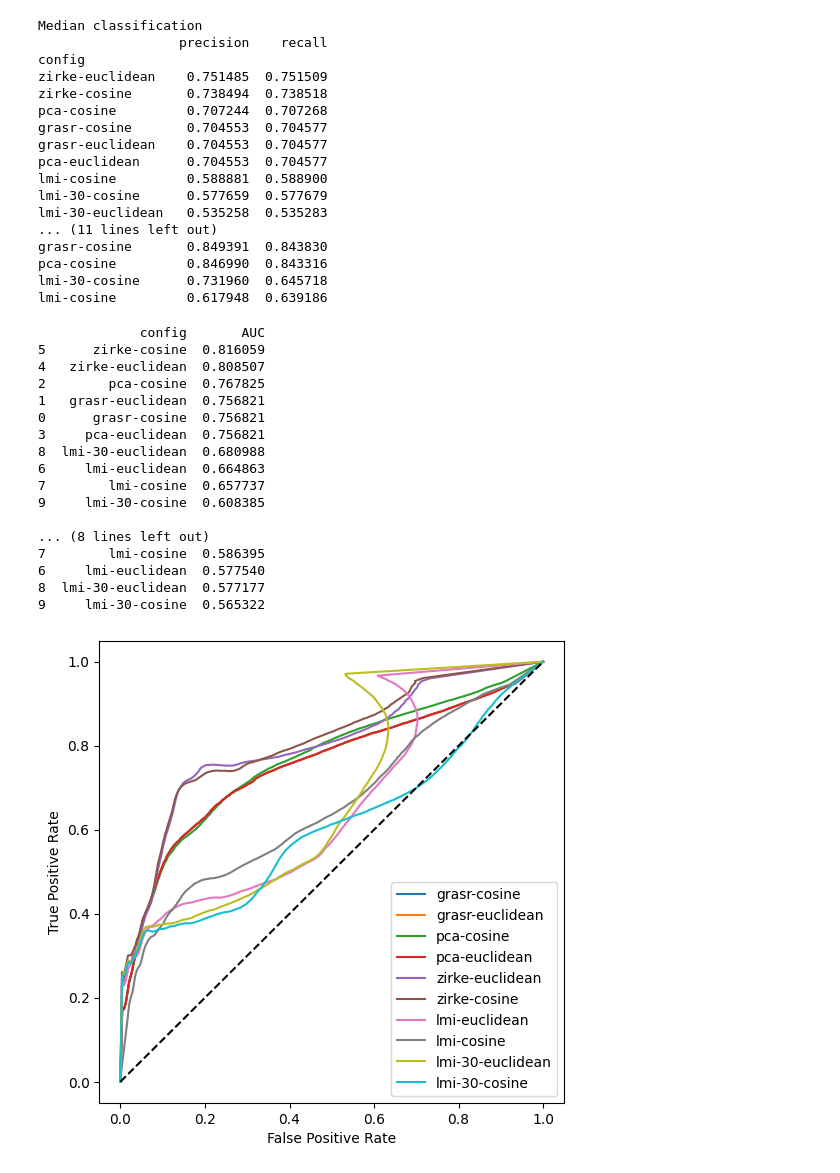
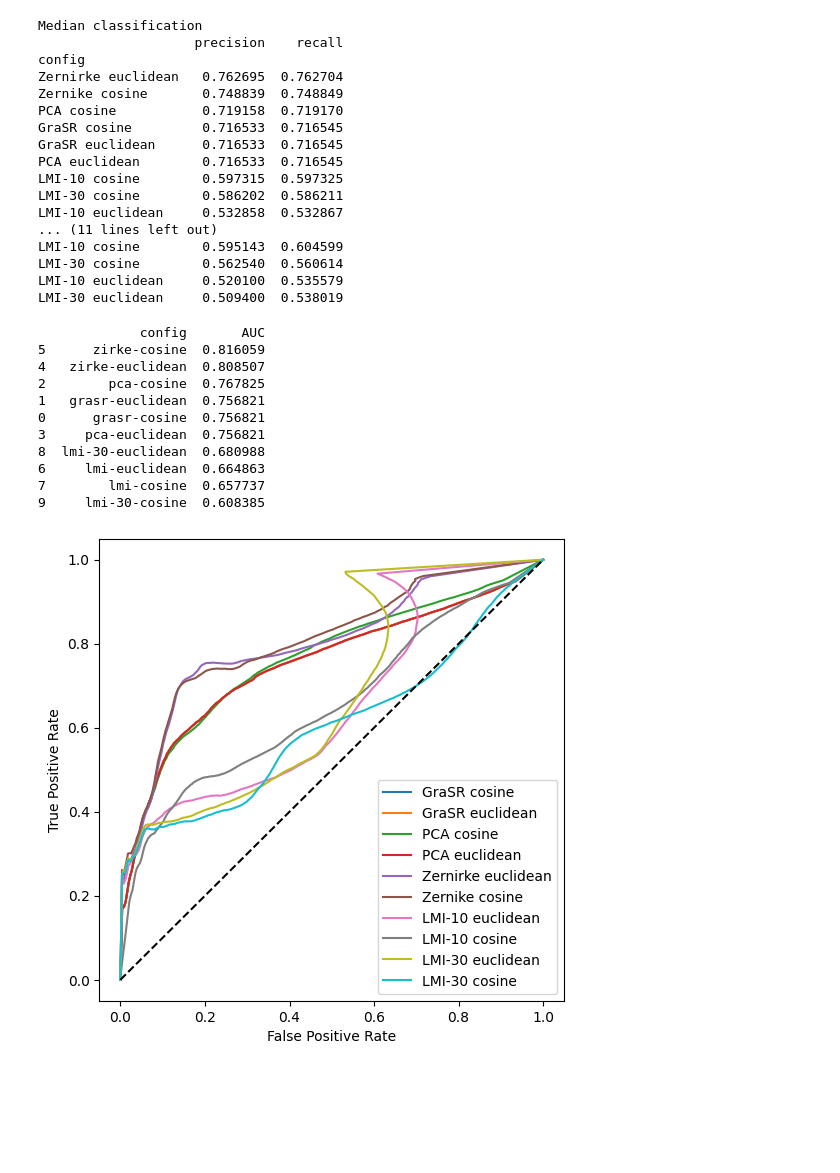
Before and after one commit to Coda-Research-Group/ProteinEmbeddingBenchmark, a Jupyter notebook: evaluate_data.ipynb, the cells around one changed output. Cells and saved outputs as stored; diff of their text form; code cells hidden in the pictures; blank space fills up the shorter version.

```diff
--- a/evaluate_data.ipynb
+++ b/evaluate_data.ipynb
@@ -101,7 +98,7 @@ lmi-30-cosine    -0.183174
 import numpy as np
 
 
-def binary_classification(ground_truth_file, evaluate_file, offset=0, threshold=None):
+def binary_classification(ground_truth_file, evaluate_file, offset_x=0, threshold=None):
     """
     Compute binary classification metrics for two json files.
 
@@ -127,16 +124,23 @@ def binary_classification(ground_truth_file, evaluate_file, offset=0, threshold=
         x_threshold = list(json_x.values())[index]
         y_threshold = list(json_y.values())[index]
 
+    if offset_x == 0:
+        offset_y = 0
+    else:
+        index_lower = next((i for i, v in enumerate(list(json_x.values())) if v > x_threshold-offset_x), len(json_x) - 1)
+        index_upper = next((i for i, v in enumerate(list(json_x.values())) if v > x_threshold+offset_x), len(json_x) - 1)
+        offset_y = (list(json_y.values())[index_upper] - list(json_y.values())[index_lower]) / 2
+
     true_positive = 0
     false_positive = 0
     true_negative = 0
     false_negative = 0
     for key in json_x:
-        if json_x[key] < x_threshold - offset and json_y[key] < y_threshold - offset:
+        if json_x[key] < x_threshold - offset_x and json_y[key] < y_threshold - offset_y:
             true_positive += 1
-        elif json_x[key] >= x_threshold + offset and json_y[key] < y_threshold - offset:
+        elif json_x[key] >= x_threshold + offset_x and json_y[key] < y_threshold - offset_y:
             false_positive += 1
-        elif json_x[key] < x_threshold - offset and json_y[key] >= y_threshold + offset:
+        elif json_x[key] < x_threshold - offset_x and json_y[key] >= y_threshold + offset_y:
             false_negative += 1
         else:
             true_negative += 1
@@ -145,35 +149,30 @@ def binary_classification(ground_truth_file, evaluate_file, offset=0, threshold=
         return {
             "precision": 0,
             "recall": 0,
-            "tpr": 0,
-            "fpr": 0,
         }
     return {
             "precision": true_positive / (true_positive + false_positive),
             "recall": true_positive / (true_positive + false_negative),
-            "tpr": true_positive / (true_positive + false_negative),
-            "fpr": false_positive / (false_positive + true_negative),
         }
 
 median_classification = []
 offseted_classification = []
 
 for protein in PROTEINS:
-    for embedding in EMBEDDINGS:
+    for i, embedding in enumerate(EMBEDDINGS):
         median_classification.append(
-            (embedding,
+            (EMBEDDINGS_LEGEND[i],
             binary_classification(
                 f"results/{protein}-distances.json",
                 f"results/{protein}-distances-{embedding}.json",
-                #threshold=0.5
             ))
         )
         offseted_classification.append(
-            (embedding,
+            (EMBEDDINGS_LEGEND[i],
             binary_classification(
                 f"results/{protein}-distances.json",
                 f"results/{protein}-distances-{embedding}.json",
-                offset=0.1,
+                offset_x=0.1,
                 threshold=0.5,
             ))
         )
@@ -191,24 +190,25 @@ print("\nClassification without middle values <0, 0.4> and <0.6, 1>")
 print(offseted_classification.groupby("config").mean().sort_values(by="precision", ascending=False))
 # %% [output]
 Median classification
-                  precision    recall
+                    precision    recall
 config
-zirke-euclidean    0.751485  0.751509
-zirke-cosine       0.738494  0.738518
-pca-cosine         0.707244  0.707268
-grasr-cosine       0.704553  0.704577
-grasr-euclidean    0.704553  0.704577
-pca-euclidean      0.704553  0.704577
-lmi-cosine         0.588881  0.588900
-lmi-30-cosine      0.577659  0.577679
-lmi-30-euclidean   0.535258  0.535283
+Zernirke euclidean   0.762695  0.762704
+Zernike cosine       0.748839  0.748849
+PCA cosine           0.719158  0.719170
+GraSR cosine         0.716533  0.716545
+GraSR euclidean      0.716533  0.716545
+PCA euclidean        0.716533  0.716545
+LMI-10 cosine        0.597315  0.597325
+LMI-30 cosine        0.586202  0.586211
+LMI-10 euclidean     0.532858  0.532867
 ... (11 lines left out)
-grasr-cosine       0.849391  0.843830
-pca-cosine         0.846990  0.843316
-lmi-30-cosine      0.731960  0.645718
-lmi-cosine         0.617948  0.639186
+LMI-10 cosine        0.595143  0.604599
+LMI-30 cosine        0.562540  0.560614
+LMI-10 euclidean     0.520100  0.535579
+LMI-30 euclidean     0.509400  0.538019
 # %%
 from matplotlib import pyplot as plt
+import numpy as np
 
 def binary_classification(ground_truth_file, evaluate_file, index):
     """
@@ -283,41 +283,32 @@ for embedding in EMBEDDINGS:
     average_tpr = np.mean(average_tpr, axis=1)
     average_fpr = list(average_fpr) + [1]
     average_tpr = list(average_tpr) + [1]
 
     plt.plot(average_fpr, average_tpr)
 
     auc_score = 0
     for i in range(1, len(average_fpr)):
         auc_score += (average_fpr[i] - average_fpr[i-1]) * average_tpr[i]
     auc[embedding] = auc_score
-    map[embedding] = sum(average_tpr) / len(average_tpr)
 
 print(pd.DataFrame(auc.items(), columns=["config", "AUC"]).sort_values(by="AUC", ascending=False))
-print("\n")
-print(pd.DataFrame(map.items(), columns=["config", "MAP"]).sort_values(by="MAP", ascending=False))
 
-plt.legend(EMBEDDINGS)
+plt.legend(EMBEDDINGS_LEGEND)
 plt.xlabel("False Positive Rate")
 plt.ylabel("True Positive Rate")
 plt.plot([0, 1], [0, 1], linestyle="--", color="black")
 plt.gcf().set_size_inches(6, 6)
 plt.show()
 # %% [output]
              config       AUC
 5      zirke-cosine  0.816059
 4   zirke-euclidean  0.808507
 2        pca-cosine  0.767825
 1   grasr-euclidean  0.756821
 0      grasr-cosine  0.756821
 3     pca-euclidean  0.756821
 8  lmi-30-euclidean  0.680988
 6     lmi-euclidean  0.664863
 7        lmi-cosine  0.657737
 9     lmi-30-cosine  0.608385
-
-... (8 lines left out)
-7        lmi-cosine  0.586395
-6     lmi-euclidean  0.577540
-8  lmi-30-euclidean  0.577177
-9     lmi-30-cosine  0.565322
-[figure, old version]
+[figure, new version]
```
Also changed, not shown: parts of 8 cells of this notebook.
